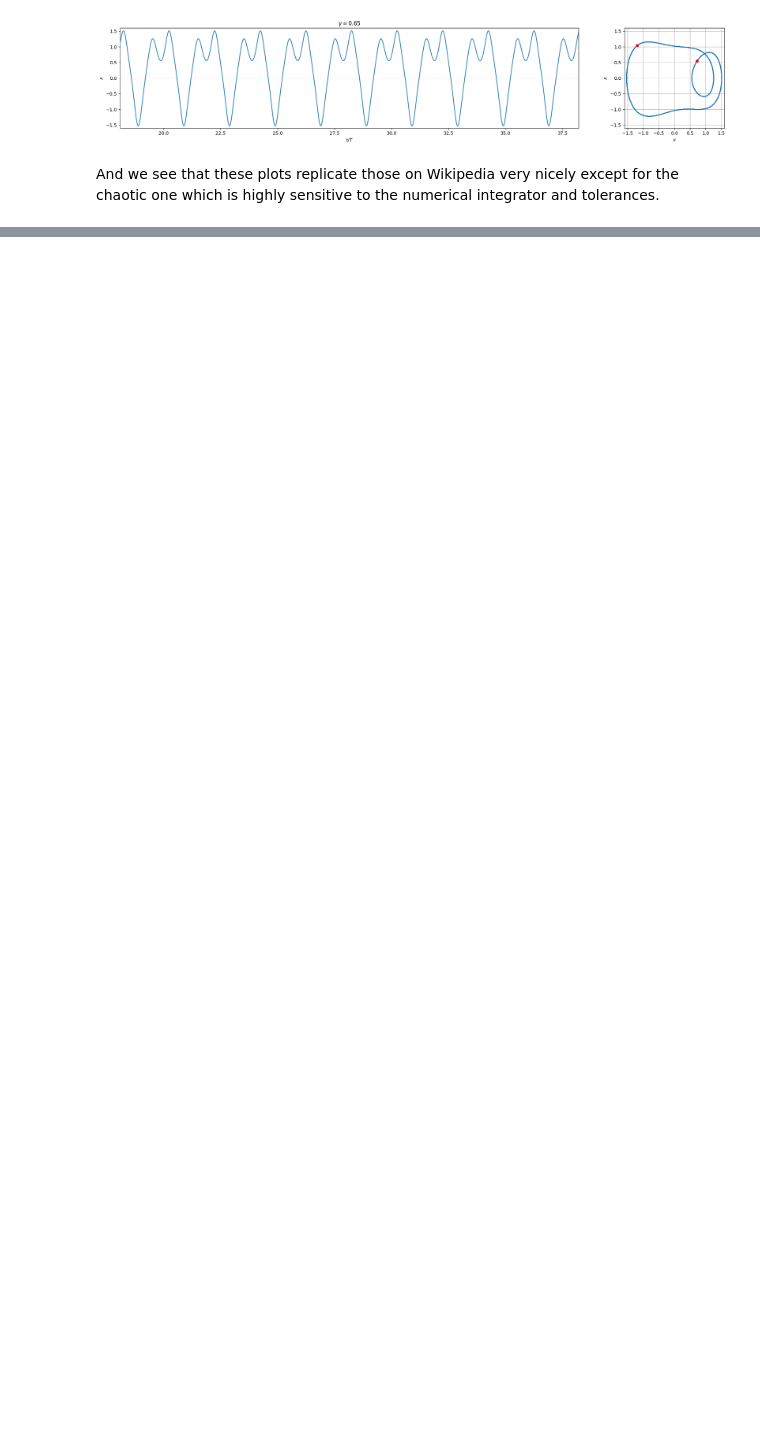
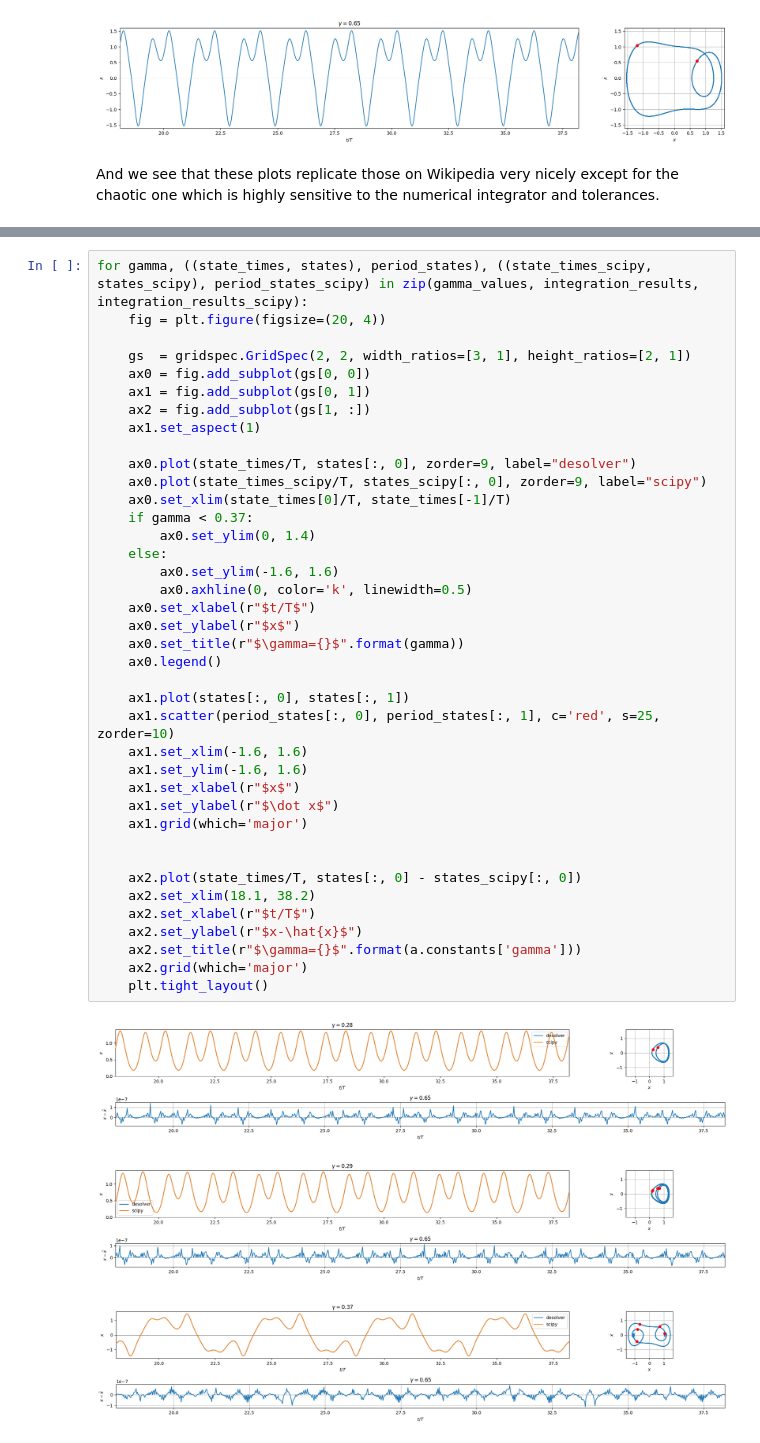
Before and after one commit to Microno95/desolver, a Jupyter notebook: docs/examples/numpy/Example 2 - NumPy - Duffing Oscillator.ipynb, the cells around one changed output, grey strips where cells are left out. Saved outputs shown, nothing was run; the diff lists cells and outputs as text; blank space fills up the shorter version.

```diff
--- a/docs/examples/numpy/Example 2 - NumPy - Duffing Oscillator.ipynb
+++ b/docs/examples/numpy/Example 2 - NumPy - Duffing Oscillator.ipynb
@@ -215,0 +251,43 @@ And we see that these plots replicate those on Wikipedia very nicely except for
+# %%
+for gamma, ((state_times, states), period_states), ((state_times_scipy, states_scipy), period_states_scipy) in zip(gamma_values, integration_results, integration_results_scipy):
+    fig = plt.figure(figsize=(20, 4))
+
+    gs  = gridspec.GridSpec(2, 2, width_ratios=[3, 1], height_ratios=[2, 1])
+    ax0 = fig.add_subplot(gs[0, 0])
+    ax1 = fig.add_subplot(gs[0, 1])
+    ax2 = fig.add_subplot(gs[1, :])
+    ax1.set_aspect(1)
+
+    ax0.plot(state_times/T, states[:, 0], zorder=9, label="desolver")
+    ax0.plot(state_times_scipy/T, states_scipy[:, 0], zorder=9, label="scipy")
+    ax0.set_xlim(state_times[0]/T, state_times[-1]/T)
+    if gamma < 0.37:
+        ax0.set_ylim(0, 1.4)
+    else:
+        ax0.set_ylim(-1.6, 1.6)
+        ax0.axhline(0, color='k', linewidth=0.5)
+    ax0.set_xlabel(r"$t/T$")
+    ax0.set_ylabel(r"$x$")
+    ax0.set_title(r"$\gamma={}$".format(gamma))
+    ax0.legend()
+
+    ax1.plot(states[:, 0], states[:, 1])
+    ax1.scatter(period_states[:, 0], period_states[:, 1], c='red', s=25, zorder=10)
+    ax1.set_xlim(-1.6, 1.6)
+    ax1.set_ylim(-1.6, 1.6)
+    ax1.set_xlabel(r"$x$")
+    ax1.set_ylabel(r"$\dot x$")
+    ax1.grid(which='major')
+
+
+    ax2.plot(state_times/T, states[:, 0] - states_scipy[:, 0])
+    ax2.set_xlim(18.1, 38.2)
+    ax2.set_xlabel(r"$t/T$")
+    ax2.set_ylabel(r"$x-\hat{x}$")
+    ax2.set_title(r"$\gamma={}$".format(a.constants['gamma']))
+    ax2.grid(which='major')
+    plt.tight_layout()
+# %% [output]
+[figure, added]
+[figure, added]
+[figure, added]
```
Also changed, not shown: parts of 10 cells of this notebook, 2 other files.
